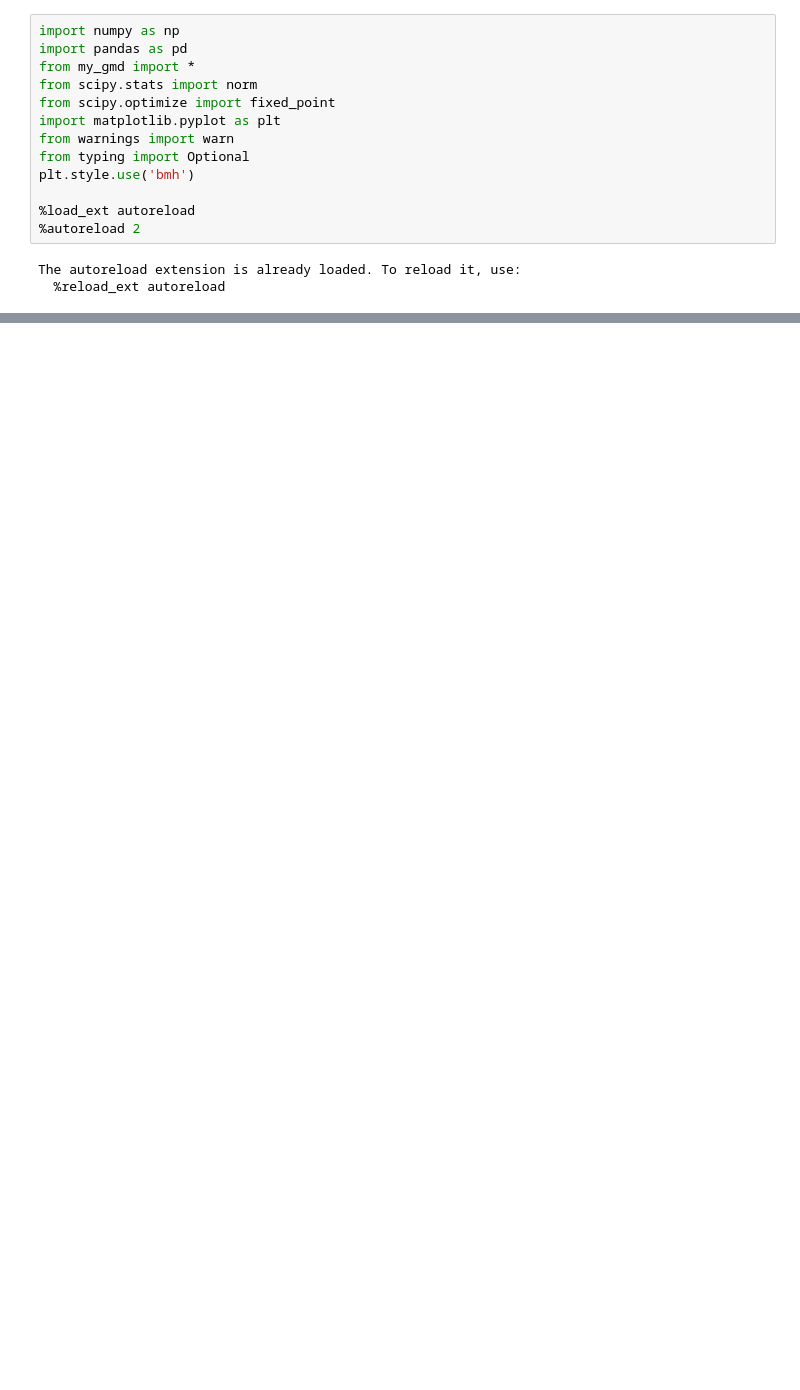
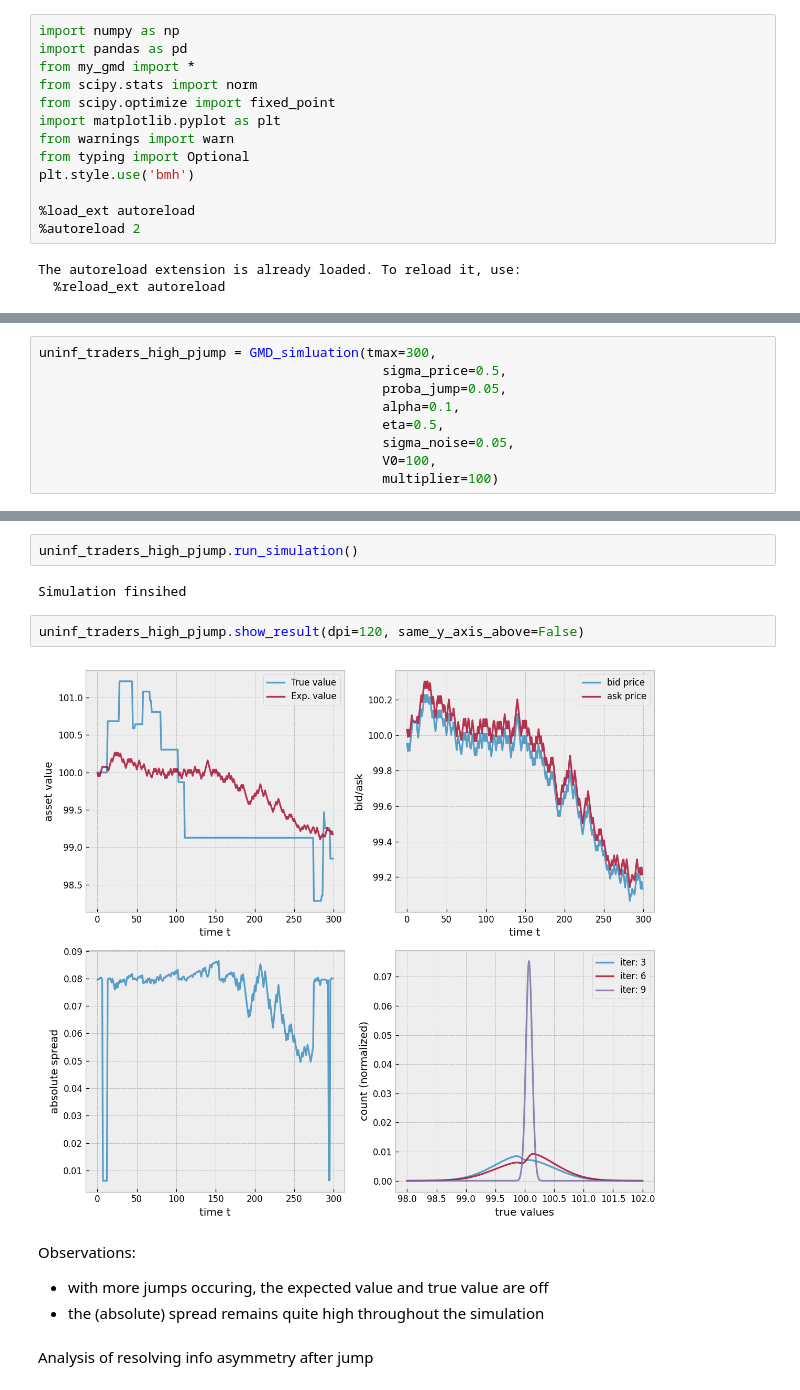
Before and after one commit to laminetiza/GMD_market_making, a Jupyter notebook: gmd_analysis.ipynb, the cells around one changed output, grey strips where cells are left out. Cells and saved outputs as stored; diff of their text form; blank space fills up the shorter version.

Commit message:
analysis notebook and commented code

```diff
--- a/gmd_analysis.ipynb
+++ b/gmd_analysis.ipynb
@@ -16,0 +123,9 @@ The autoreload extension is already loaded. To reload it, use:
+# %%
+uninf_traders_high_pjump = GMD_simluation(tmax=300,
+                                            sigma_price=0.5,
+                                            proba_jump=0.05,
+                                            alpha=0.1,
+                                            eta=0.5,
+                                            sigma_noise=0.05,
+                                            V0=100,
+                                            multiplier=100)
@@ -16,0 +143,15 @@ The autoreload extension is already loaded. To reload it, use:
+# %%
+uninf_traders_high_pjump.run_simulation()
+# %% [output]
+Simulation finsihed
+# %%
+uninf_traders_high_pjump.show_result(dpi=120, same_y_axis_above=False)
+# %% [output]
+[figure, added]
+# %% [markdown]
+Observations:
+
+- with more jumps occuring, the expected value and true value are off
+- the (absolute) spread remains quite high throughout the simulation
+# %% [markdown]
+Analysis of resolving info asymmetry after jump
```
Also changed, not shown: parts of 94 cells of this notebook, 1 other file.
